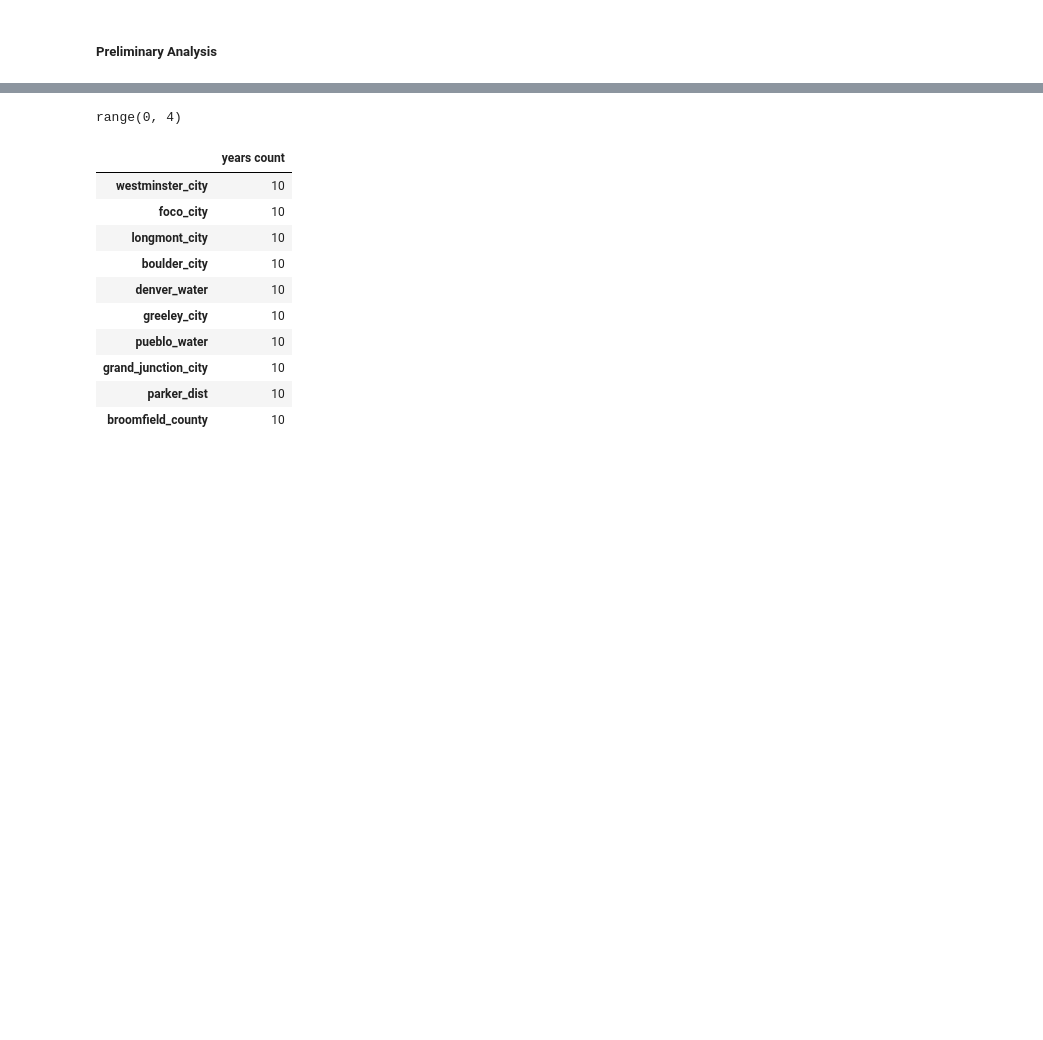
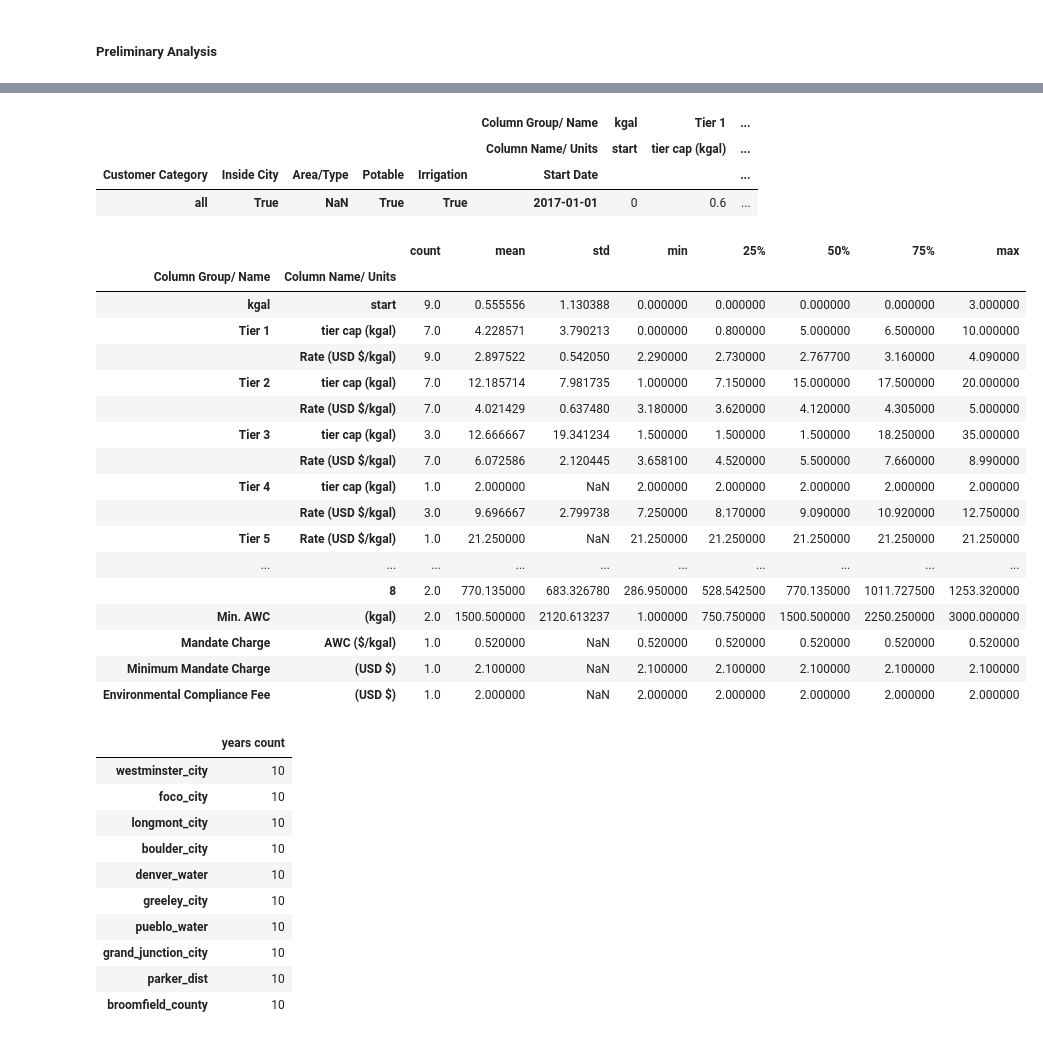
Before and after one commit to jade-fp/hub-gra-cwcb-rates, a Jupyter notebook: analysis_new.ipynb, the cells around one changed output, grey strips where cells are left out. Saved outputs shown, nothing was run; the diff lists cells and outputs as text; code cells hidden in the pictures; blank space fills up the shorter version.

```diff
--- a/analysis_new.ipynb
+++ b/analysis_new.ipynb
@@ -1712,7 +1735,46 @@ for i in range(1,_test.shape[0]):
+# %%
+
+dict_rates['all']['boulder_city'][(dict_rates['all']['boulder_city'].index.get_level_values(5)>='2017-01-01')
+                                  & (dict_rates['all']['boulder_city'].index.get_level_values(5)<'2018-01-01')].head(1)
+# %% [output]
+|  |  |  |  |  | Column Group/ Name | kgal | Tier 1 | ... |
+|  |  |  |  |  | Column Name/ Units | start | tier cap (kgal) | ... |
+| Customer Category | Inside City | Area/Type | Potable | Irrigation | Start Date |  |  | ... |
+| all | True | NaN | True | True | 2017-01-01 | 0 | 0.6 | ... |
 # %%
-range(_test.shape[0])
+_year = 2018
+
+_idx = 0
+for i in dict_rates['all'].keys():
+    _new_row = dict_rates['all'][i][(dict_rates['all'][i].index.get_level_values(5)>=f'{_year}-01-01')
+                              & (dict_rates['all'][i].index.get_level_values(5)<f'{_year+1}-01-01')].head(1)
+    _new_row = _new_row.reset_index(drop=True)
+    _new_row.index = [i]
+    if _idx > 0:
+        _row = pd.concat([_row,_new_row])
+    else:
+        _row = _new_row.copy()
+    _idx += 1
+_row.dropna(axis=1,how='all').iloc[1:,:-1].describe().T
 # %% [output]
-range(0, 4)
+|  |  | count | mean | std | min | 25% | 50% | 75% | max |
+| Column Group/ Name | Column Name/ Units |  |  |  |  |  |  |  |  |
+| kgal | start | 9.0 | 0.555556 | 1.130388 | 0.000000 | 0.000000 | 0.000000 | 0.000000 | 3.000000 |
+| Tier 1 | tier cap (kgal) | 7.0 | 4.228571 | 3.790213 | 0.000000 | 0.800000 | 5.000000 | 6.500000 | 10.000000 |
+|  | Rate (USD $/kgal) | 9.0 | 2.897522 | 0.542050 | 2.290000 | 2.730000 | 2.767700 | 3.160000 | 4.090000 |
+| Tier 2 | tier cap (kgal) | 7.0 | 12.185714 | 7.981735 | 1.000000 | 7.150000 | 15.000000 | 17.500000 | 20.000000 |
+|  | Rate (USD $/kgal) | 7.0 | 4.021429 | 0.637480 | 3.180000 | 3.620000 | 4.120000 | 4.305000 | 5.000000 |
+| Tier 3 | tier cap (kgal) | 3.0 | 12.666667 | 19.341234 | 1.500000 | 1.500000 | 1.500000 | 18.250000 | 35.000000 |
+|  | Rate (USD $/kgal) | 7.0 | 6.072586 | 2.120445 | 3.658100 | 4.520000 | 5.500000 | 7.660000 | 8.990000 |
+| Tier 4 | tier cap (kgal) | 1.0 | 2.000000 | NaN | 2.000000 | 2.000000 | 2.000000 | 2.000000 | 2.000000 |
+|  | Rate (USD $/kgal) | 3.0 | 9.696667 | 2.799738 | 7.250000 | 8.170000 | 9.090000 | 10.920000 | 12.750000 |
+| Tier 5 | Rate (USD $/kgal) | 1.0 | 21.250000 | NaN | 21.250000 | 21.250000 | 21.250000 | 21.250000 | 21.250000 |
+| ... | ... | ... | ... | ... | ... | ... | ... | ... | ... |
+|  | 8 | 2.0 | 770.135000 | 683.326780 | 286.950000 | 528.542500 | 770.135000 | 1011.727500 | 1253.320000 |
+| Min. AWC | (kgal) | 2.0 | 1500.500000 | 2120.613237 | 1.000000 | 750.750000 | 1500.500000 | 2250.250000 | 3000.000000 |
+| Mandate Charge | AWC ($/kgal) | 1.0 | 0.520000 | NaN | 0.520000 | 0.520000 | 0.520000 | 0.520000 | 0.520000 |
+| Minimum Mandate Charge | (USD $) | 1.0 | 2.100000 | NaN | 2.100000 | 2.100000 | 2.100000 | 2.100000 | 2.100000 |
+| Environmental Compliance Fee | (USD $) | 1.0 | 2.000000 | NaN | 2.000000 | 2.000000 | 2.000000 | 2.000000 | 2.000000 |
 # %%
 _tbl = pd.DataFrame(index=dict_rates['all'].keys())
 
```
Also changed, not shown: parts of 2 cells of this notebook, 1 other file.
